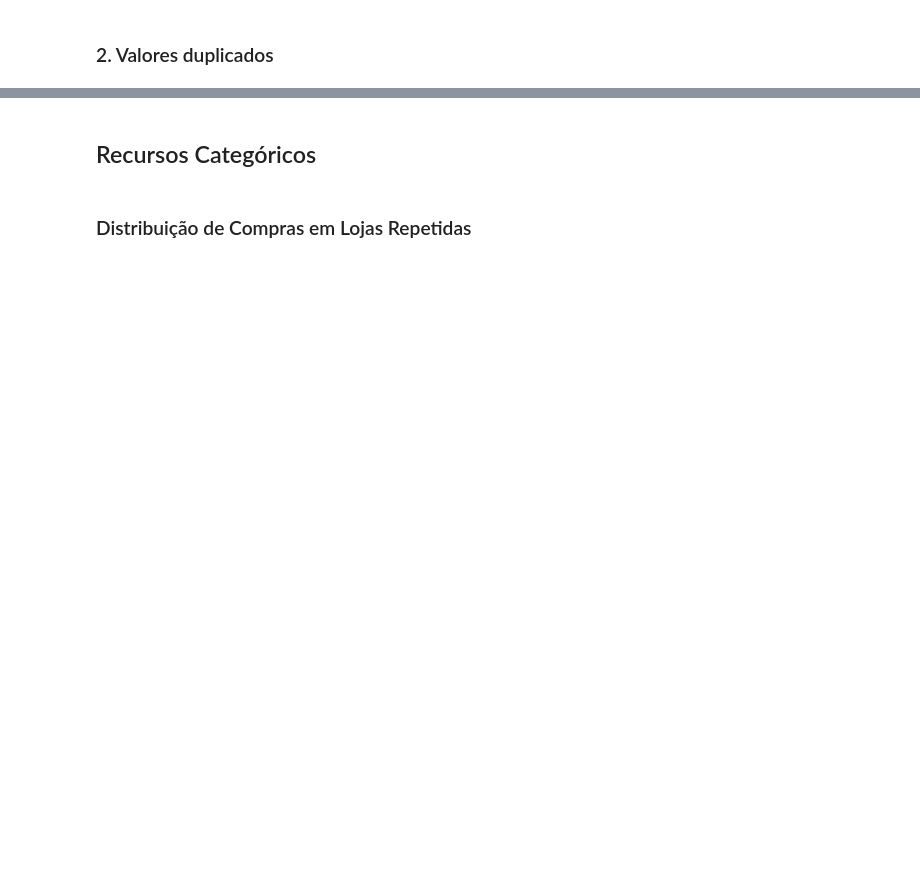
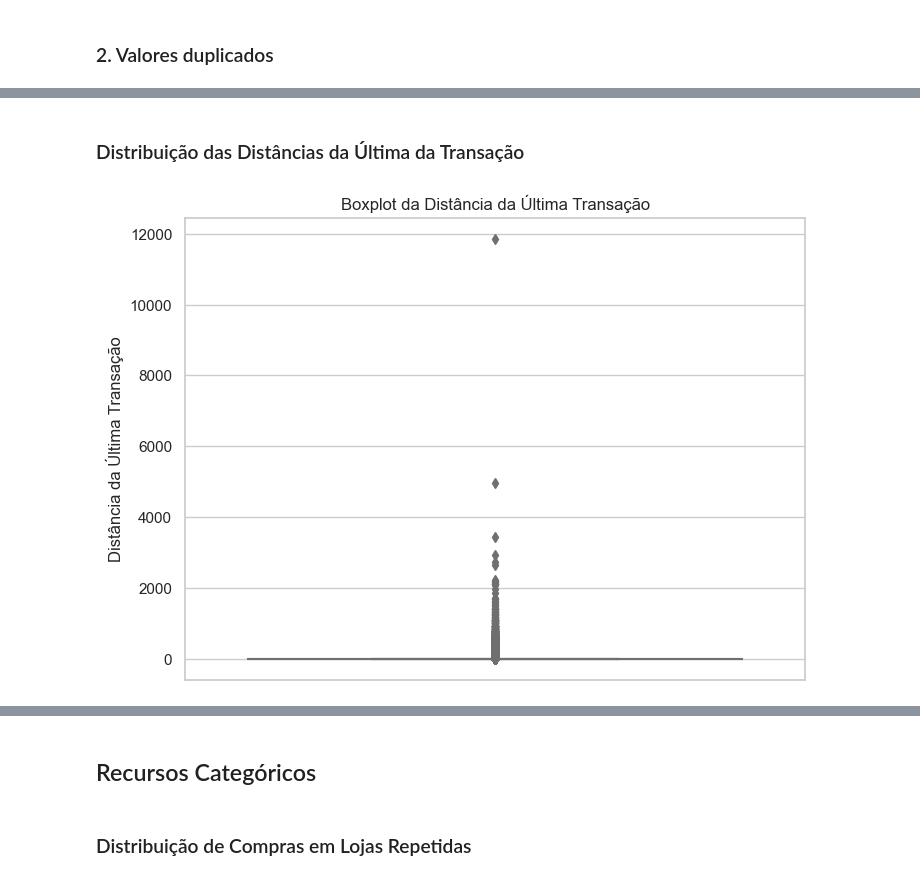
Before and after one commit to gui23dib/AI-Model-Test, a Jupyter notebook: CreditCardFraudDetection_FraudFrameAnalysis.ipynb, the cells around one changed output, grey strips where cells are left out. Cells and saved outputs as stored; diff of their text form; code cells hidden in the pictures; blank space fills up the shorter version.

```diff
--- a/CreditCardFraudDetection_FraudFrameAnalysis.ipynb
+++ b/CreditCardFraudDetection_FraudFrameAnalysis.ipynb
@@ -89,0 +129,15 @@ fraud_dataframe.describe().T
+# %% [markdown]
+### Distribuição das Distâncias da Última da Transação
+# %%
+# Configurando o estilo do Seaborn
+sns.set(style="whitegrid")
+
+# Plotando o boxplot para 'distance_from_last_transaction'
+plt.figure(figsize=(8, 6))
+sns.boxplot(data=main_df, y='distance_from_last_transaction', color='skyblue')
+plt.title('Boxplot da Distância da Última Transação')
+plt.ylabel('Distância da Última Transação')
+
+plt.show()
+# %% [output]
+[figure, added]
```
Also changed, not shown: parts of 163 cells of this notebook, 2 other files.
